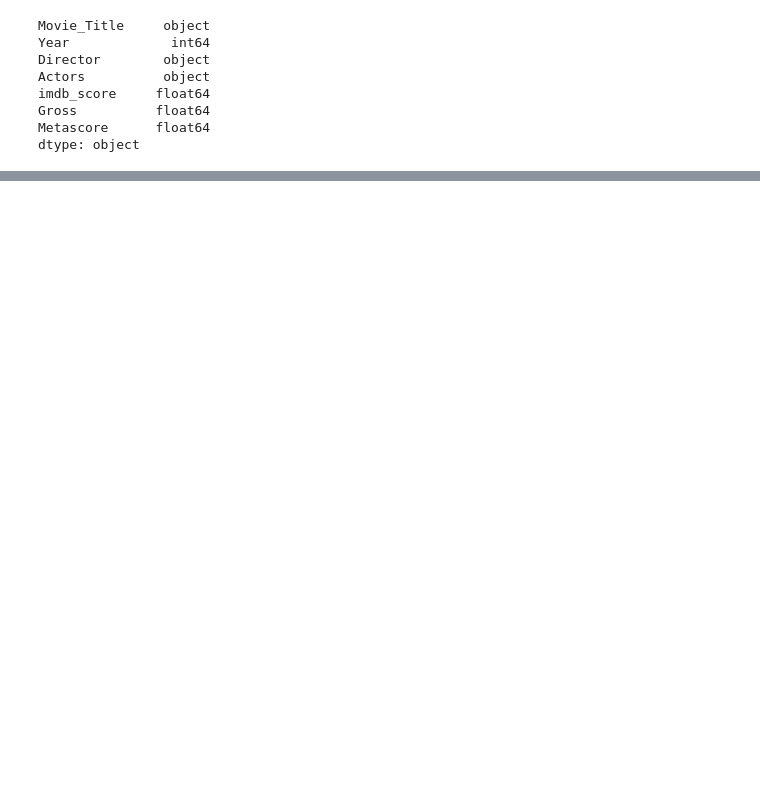
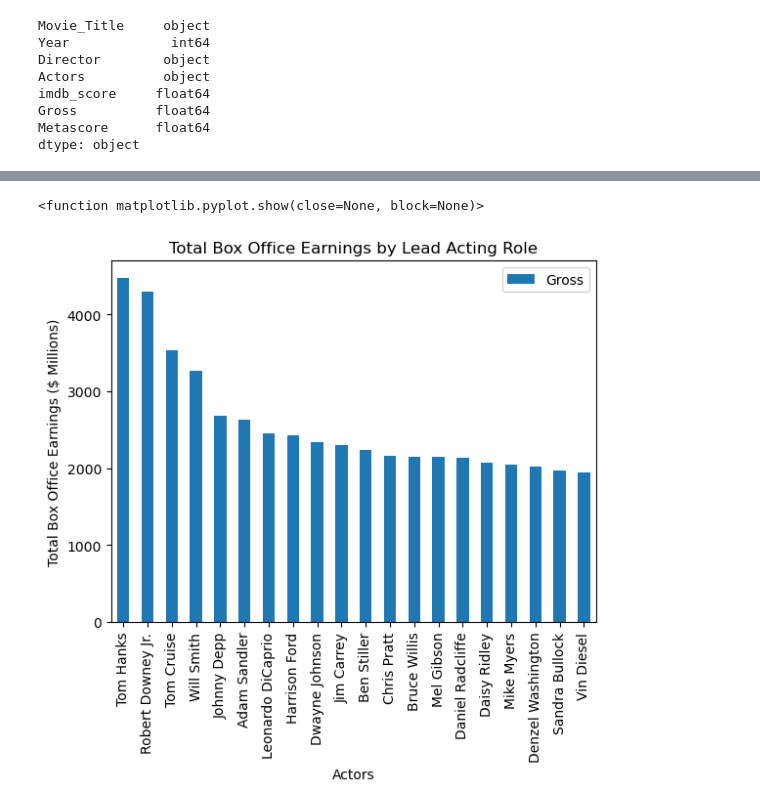
Before and after one commit to Reagz24/Project1_Team6, a Jupyter notebook: Movie_Analysis.ipynb, the cells around one changed output, grey strips where cells are left out. Saved outputs shown, nothing was run; the diff lists cells and outputs as text; code cells hidden in the pictures; blank space fills up the shorter version.

```diff
--- a/Movie_Analysis.ipynb
+++ b/Movie_Analysis.ipynb
@@ -276,0 +211,12 @@ Length: 96, dtype: int64
+# %%
+#Find total earnings by lead actor
+actor_total = actors.groupby(["Actors"]).sum().sort_values(["Gross"], ascending = False)
+top20_act_totals = actor_total.iloc[:20]
+top20_act_totals.plot(kind = "bar")
+plt.ylabel("Total Box Office Earnings ($ Millions)")
+plt.title("Total Box Office Earnings by Lead Acting Role")
+plt.savefig("images/Actor_Total")
+plt.show
+# %% [output]
+<function matplotlib.pyplot.show(close=None, block=None)>
+[figure, added]
```
Also changed, not shown: parts of 24 cells of this notebook.
